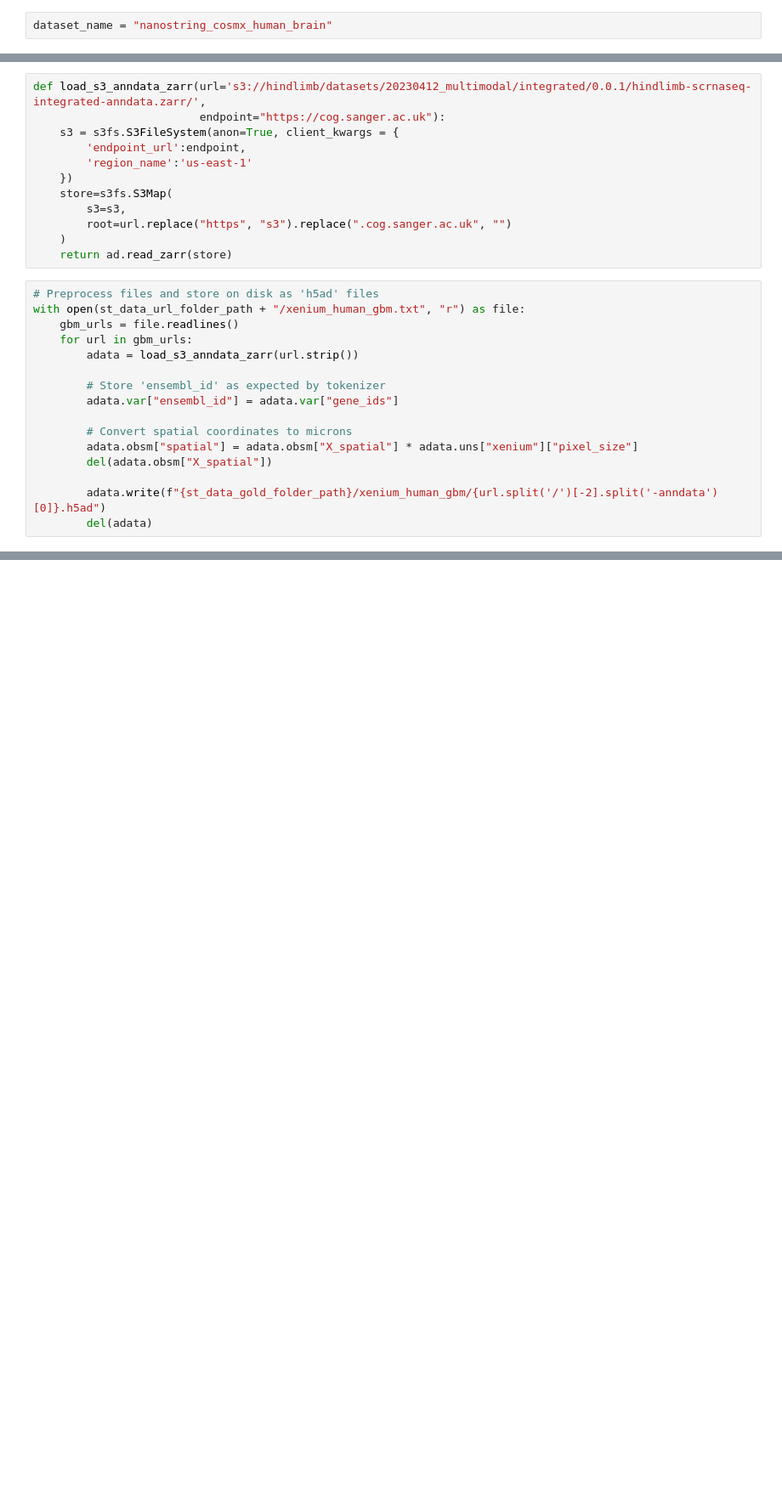
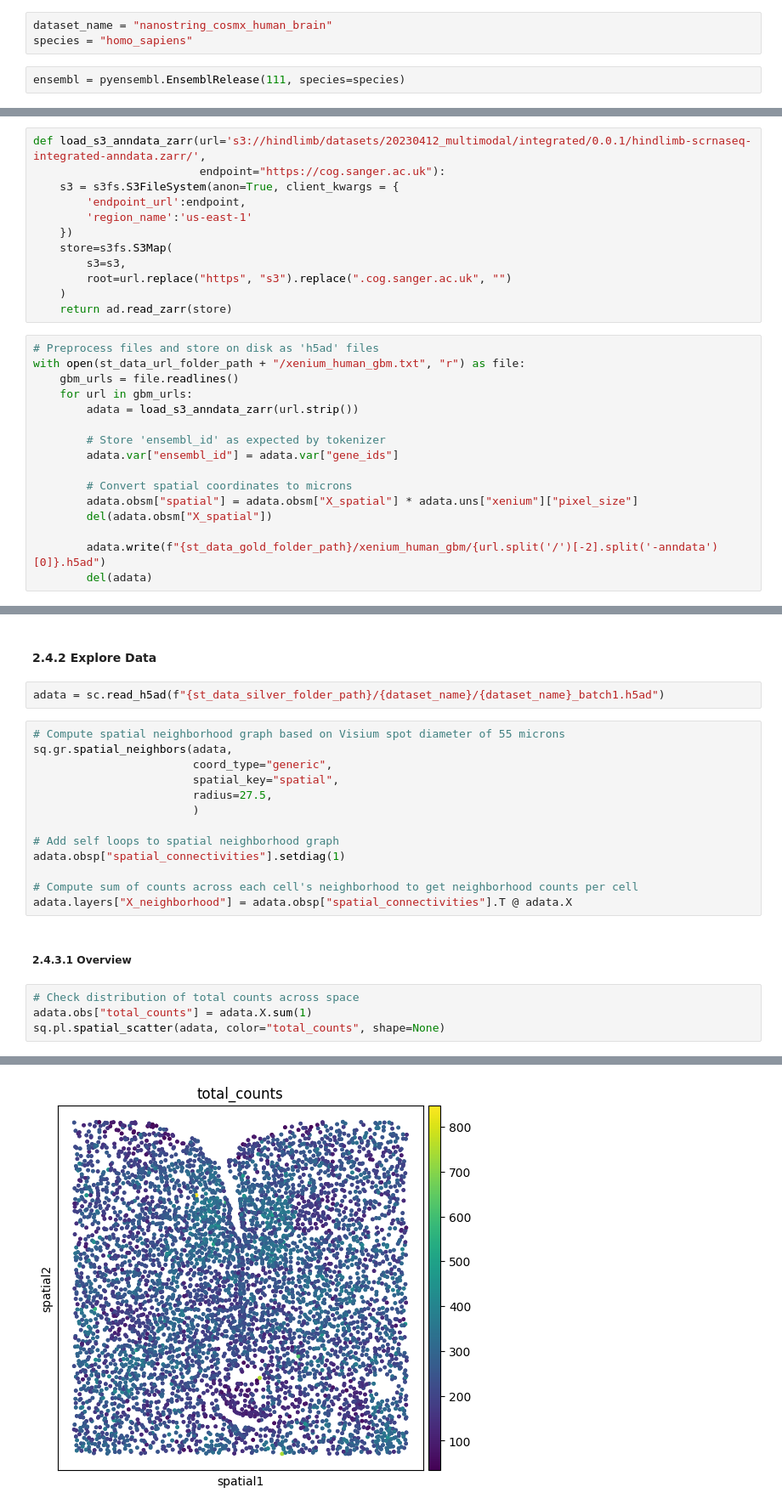
Before and after one commit to Lotfollahi-lab/terra-reproducibility, a Jupyter notebook: analysis/data_preparation.ipynb, the cells around one changed output, grey strips where cells are left out. Shown at 85% size. Cells and saved outputs as stored; diff of their text form; blank space fills up the shorter version.

```diff
--- a/analysis/data_preparation.ipynb
+++ b/analysis/data_preparation.ipynb
@@ -66,6 +64,9 @@ os.makedirs(st_data_url_folder_path, exist_ok=True)
 - Data access: https://nanostring.com/products/cosmx-spatial-molecular-imager/ffpe-dataset/human-frontal-cortex-ffpe-dataset/
 # %%
 dataset_name = "nanostring_cosmx_human_brain"
+species = "homo_sapiens"
+# %%
+ensembl = pyensembl.EnsemblRelease(111, species=species)
 # %%
 # Read data
 df = pd.read_csv(f"{st_data_bronze_folder_path}/{dataset_name}/S3_exprMat_file.csv.gz")
@@ -485,0 +527,24 @@ np.mean(adata.obsp["spatial_connectivities"].sum(0))
+# %% [markdown]
+#### 2.4.2 Explore Data
+# %%
+adata = sc.read_h5ad(f"{st_data_silver_folder_path}/{dataset_name}/{dataset_name}_batch1.h5ad")
+# %%
+# Compute spatial neighborhood graph based on Visium spot diameter of 55 microns
+sq.gr.spatial_neighbors(adata,
+                        coord_type="generic",
+                        spatial_key="spatial",
+                        radius=27.5,
+                        )
+
+# Add self loops to spatial neighborhood graph
+adata.obsp["spatial_connectivities"].setdiag(1)
+
+# Compute sum of counts across each cell's neighborhood to get neighborhood counts per cell
+adata.layers["X_neighborhood"] = adata.obsp["spatial_connectivities"].T @ adata.X
+# %% [markdown]
+##### 2.4.3.1 Overview
+# %%
+# Check distribution of total counts across space
+adata.obs["total_counts"] = adata.X.sum(1)
+sq.pl.spatial_scatter(adata, color="total_counts", shape=None)
+# %% [output]
@@ -485,0 +552 @@ np.mean(adata.obsp["spatial_connectivities"].sum(0))
+[figure, added]
```
Also changed, not shown: parts of 20 cells of this notebook, 4 other files.
